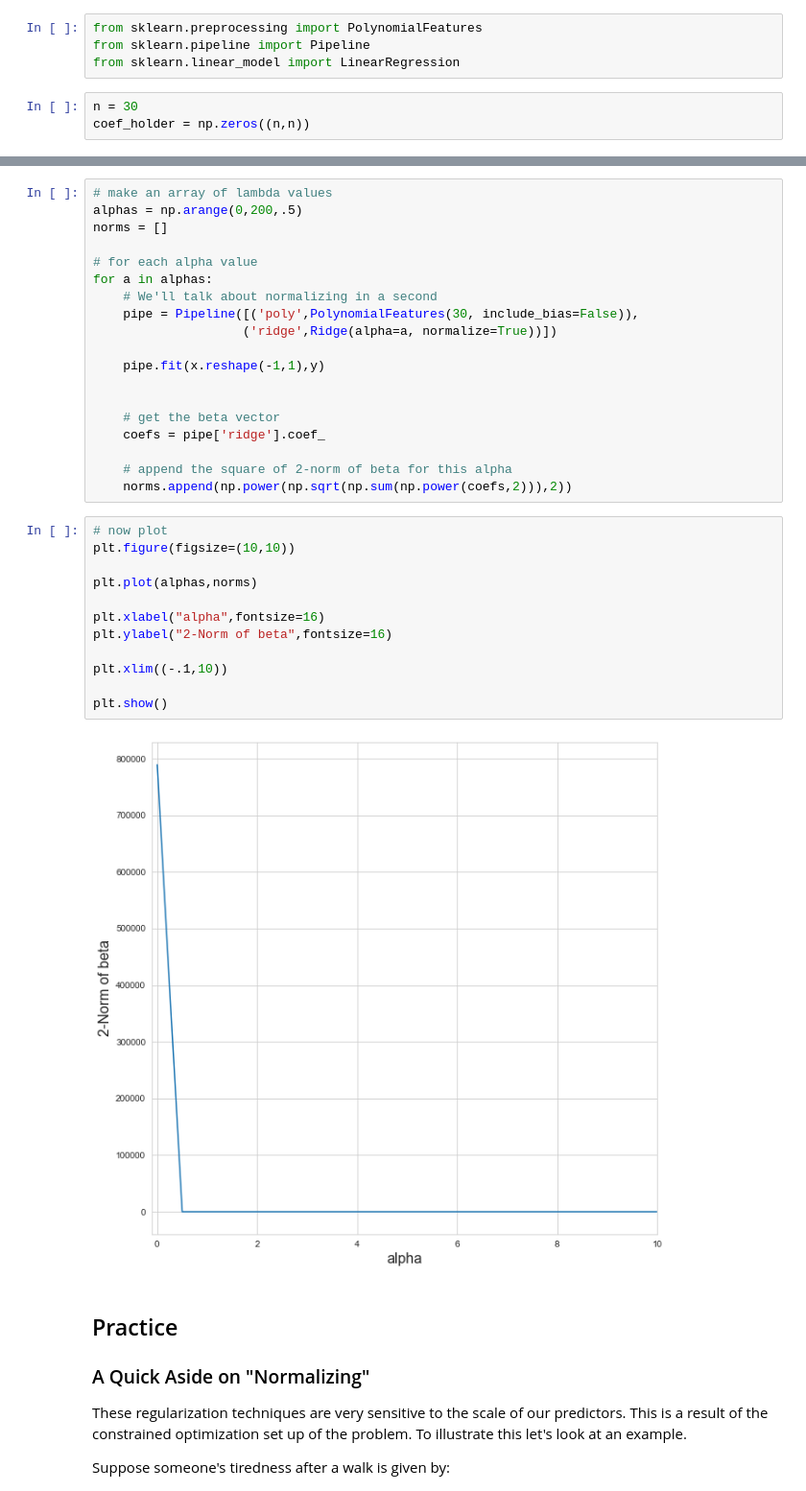
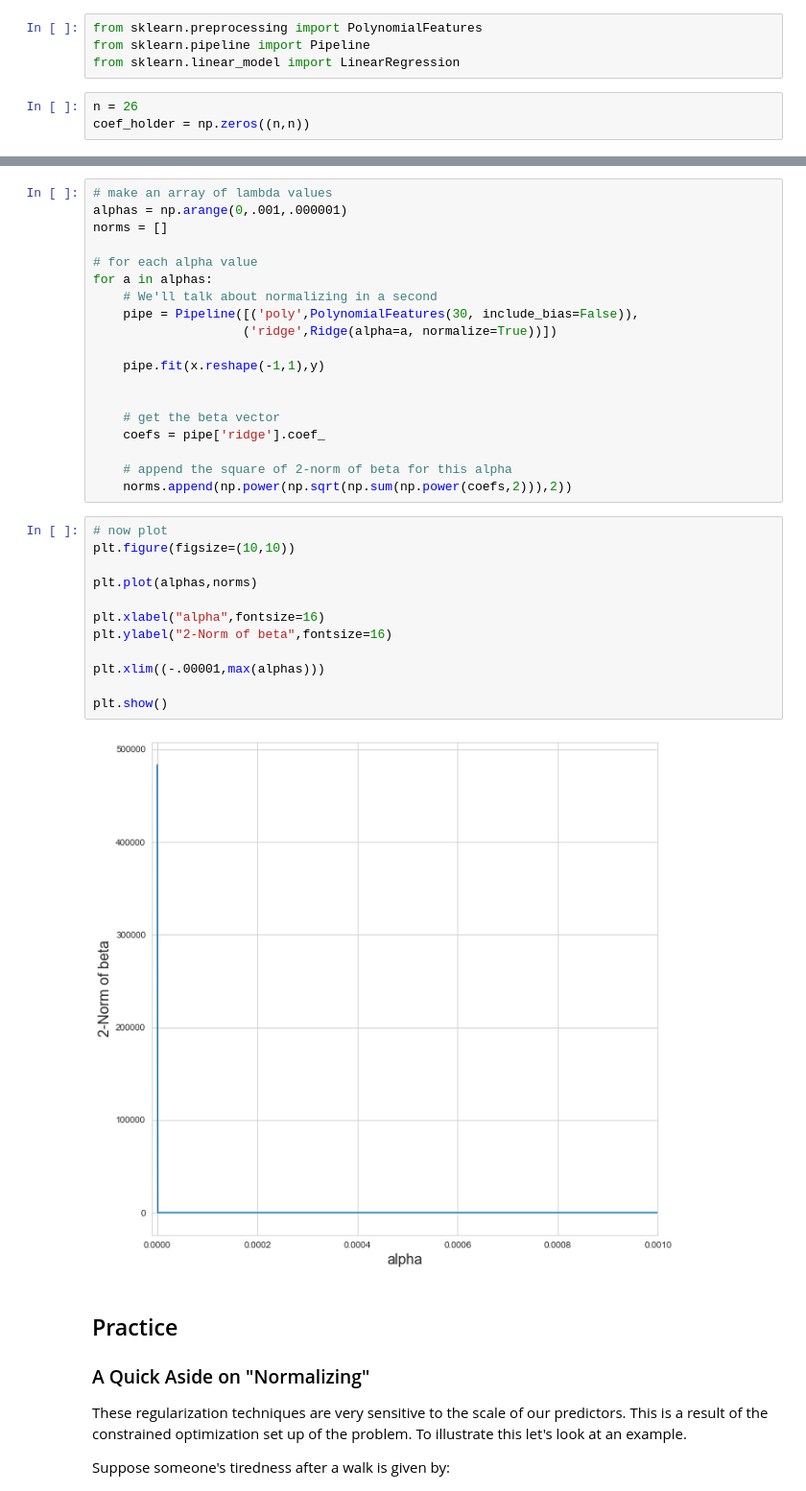
Before and after one commit to Slytherin1112/PythonCurriculum, a Jupyter notebook: Lectures/Regression/Notebook 6 - Regularization with Lasso and Ridge Regression.ipynb, the cells around one changed output, grey strips where cells are left out. Shown: that part at 96% size. Saved outputs shown, nothing was run; the diff lists cells and outputs as text.

```diff
--- a/Lectures/Regression/Notebook 6 - Regularization with Lasso and Ridge Regression.ipynb
+++ b/Lectures/Regression/Notebook 6 - Regularization with Lasso and Ridge Regression.ipynb
@@ -41,6 +56,6 @@ from sklearn.preprocessing import PolynomialFeatures
 from sklearn.pipeline import Pipeline
 from sklearn.linear_model import LinearRegression
 # %%
-n = 30
+n = 26
 coef_holder = np.zeros((n,n))
 # %%
@@ -156,7 +173,7 @@ These two algorithms make it difficult for $\beta$ to explode. Let's use ridge r
 from sklearn.linear_model import Ridge
 # %%
 # make an array of lambda values
-alphas = np.arange(0,200,.5)
+alphas = np.arange(0,.001,.000001)
 norms = []
 
 # for each alpha value
@@ -176,17 +193,17 @@ for a in alphas:
 # %%
 # now plot
 plt.figure(figsize=(10,10))
 
 plt.plot(alphas,norms)
 
 plt.xlabel("alpha",fontsize=16)
 plt.ylabel("2-Norm of beta",fontsize=16)
 
-plt.xlim((-.1,10))
+plt.xlim((-.00001,max(alphas)))
 
 plt.show()
 # %% [output]
-[figure, old version]
+[figure, new version]
 # %% [markdown]
 ## Practice
 
```
Also changed, not shown: parts of 13 cells of this notebook.
